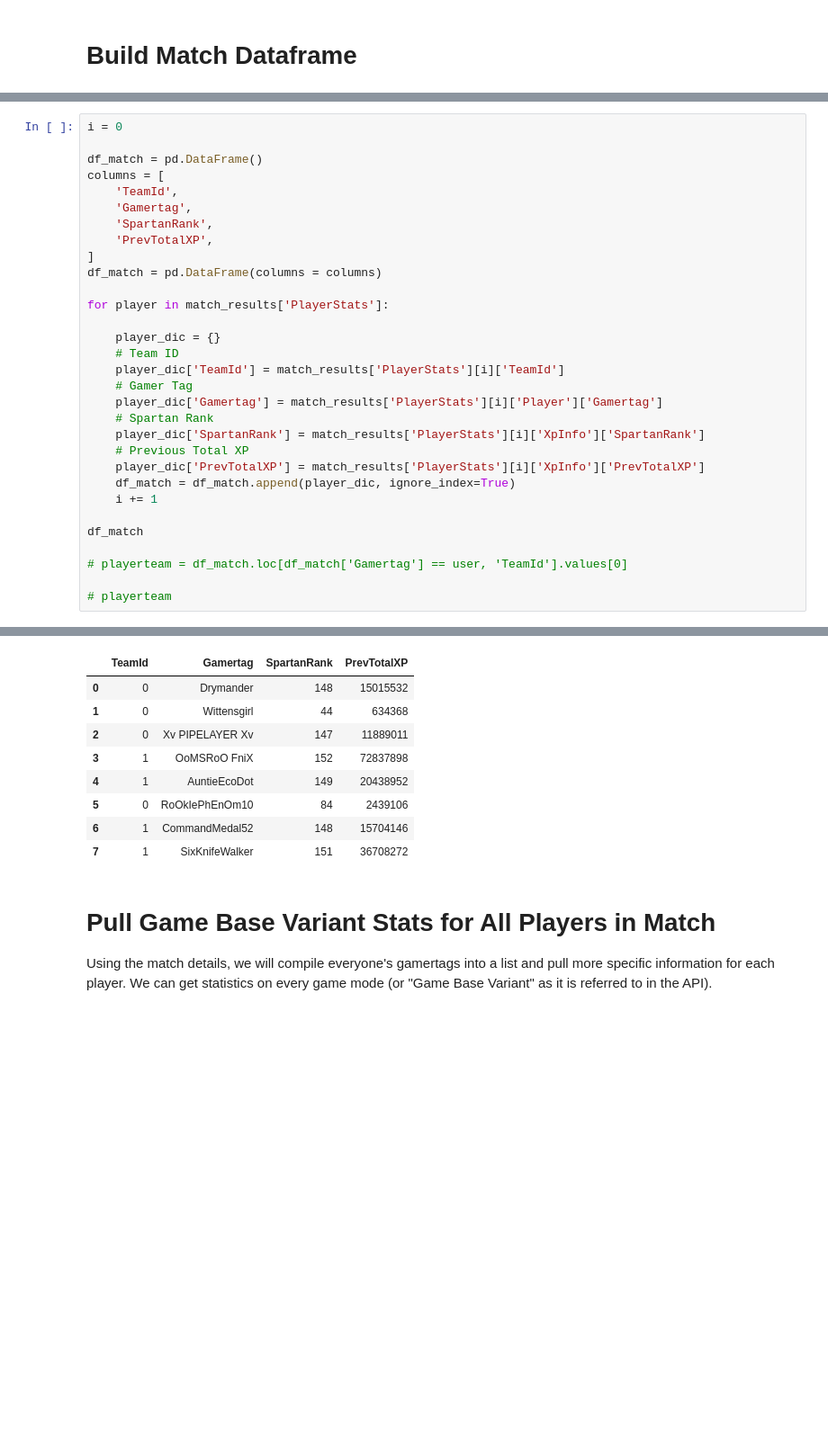
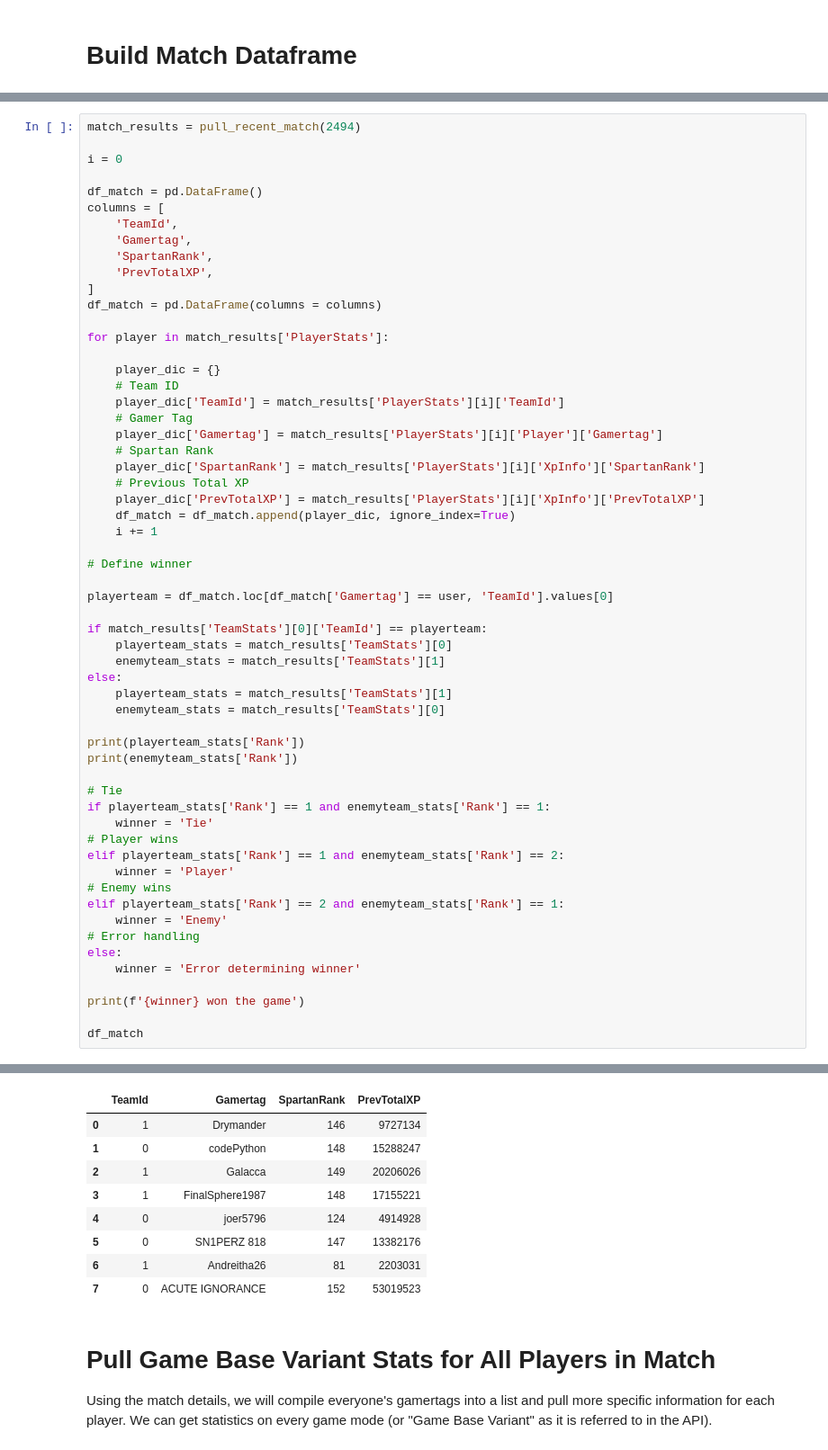
Before and after one commit to Drymander/Capstone-Halo-5, a Jupyter notebook: Single Match.ipynb, the cells around one changed output, grey strips where cells are left out. Shown at 90% size. Saved outputs shown, nothing was run; the diff lists cells and outputs as text; blank space fills up the shorter version.

```diff
--- a/Single Match.ipynb
+++ b/Single Match.ipynb
@@ -153,4 +210,6 @@ match_results
 # %%
+match_results = pull_recent_match(2494)
+
 i = 0
 
 df_match = pd.DataFrame()
@@ -176,9 +235,34 @@ for player in match_results['PlayerStats']:
     df_match = df_match.append(player_dic, ignore_index=True)
     i += 1
 
+# Define winner
+
+playerteam = df_match.loc[df_match['Gamertag'] == user, 'TeamId'].values[0]
+
+if match_results['TeamStats'][0]['TeamId'] == playerteam:
+    playerteam_stats = match_results['TeamStats'][0]
+    enemyteam_stats = match_results['TeamStats'][1]
+else:
+    playerteam_stats = match_results['TeamStats'][1]
+    enemyteam_stats = match_results['TeamStats'][0]
+
+print(playerteam_stats['Rank'])
+print(enemyteam_stats['Rank'])
+
+# Tie
+if playerteam_stats['Rank'] == 1 and enemyteam_stats['Rank'] == 1:
+    winner = 'Tie'
+# Player wins
+elif playerteam_stats['Rank'] == 1 and enemyteam_stats['Rank'] == 2:
+    winner = 'Player'
+# Enemy wins
+elif playerteam_stats['Rank'] == 2 and enemyteam_stats['Rank'] == 1:
+    winner = 'Enemy'
+# Error handling
+else:
+    winner = 'Error determining winner'
+
+print(f'{winner} won the game')
+
 df_match
-
-# playerteam = df_match.loc[df_match['Gamertag'] == user, 'TeamId'].values[0]
-
-# playerteam
 # %% [output]
@@ -185,12 +272,12 @@ df_match
 |  | TeamId | Gamertag | SpartanRank | PrevTotalXP |
-| 0 | 0 | Drymander | 148 | 15015532 |
-| 1 | 0 | Wittensgirl | 44 | 634368 |
-| 2 | 0 | Xv PIPELAYER Xv | 147 | 11889011 |
-| 3 | 1 | OoMSRoO FniX | 152 | 72837898 |
-| 4 | 1 | AuntieEcoDot | 149 | 20438952 |
-| 5 | 0 | RoOkIePhEnOm10 | 84 | 2439106 |
-| 6 | 1 | CommandMedal52 | 148 | 15704146 |
-| 7 | 1 | SixKnifeWalker | 151 | 36708272 |
+| 0 | 1 | Drymander | 146 | 9727134 |
+| 1 | 0 | codePython | 148 | 15288247 |
+| 2 | 1 | Galacca | 149 | 20206026 |
+| 3 | 1 | FinalSphere1987 | 148 | 17155221 |
+| 4 | 0 | joer5796 | 124 | 4914928 |
+| 5 | 0 | SN1PERZ 818 | 147 | 13382176 |
+| 6 | 1 | Andreitha26 | 81 | 2203031 |
+| 7 | 0 | ACUTE IGNORANCE | 152 | 53019523 |
 # %% [markdown]
 # Pull Game Base Variant Stats for All Players in Match
 
```
Also changed, not shown: parts of 14 cells of this notebook, 7 other files.
